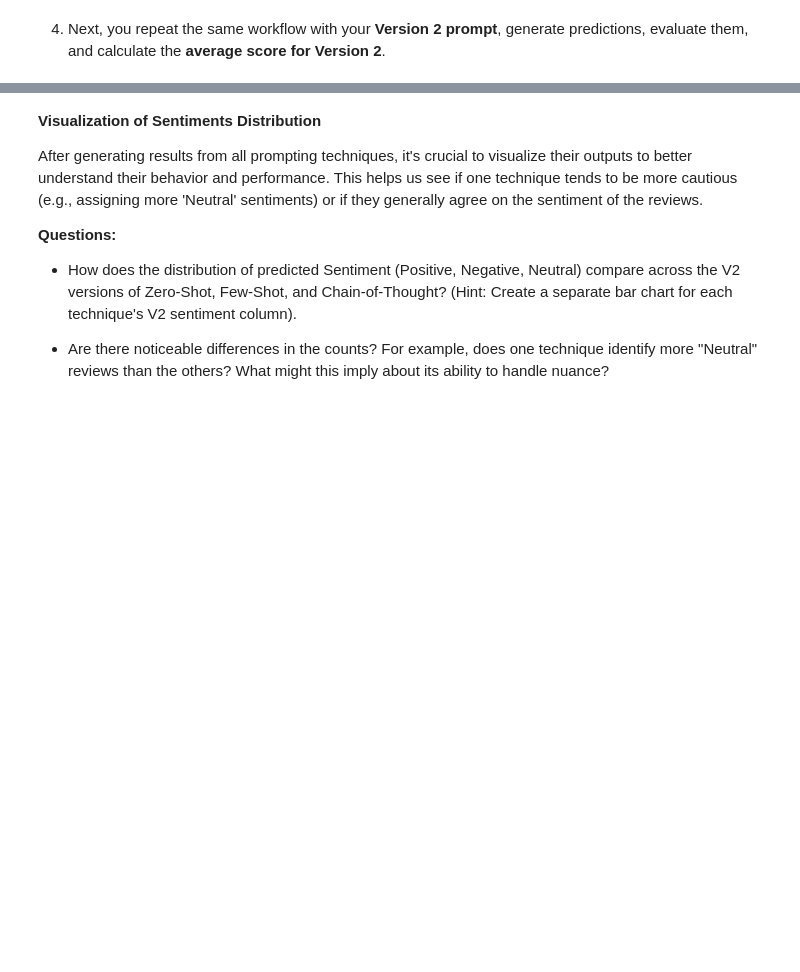
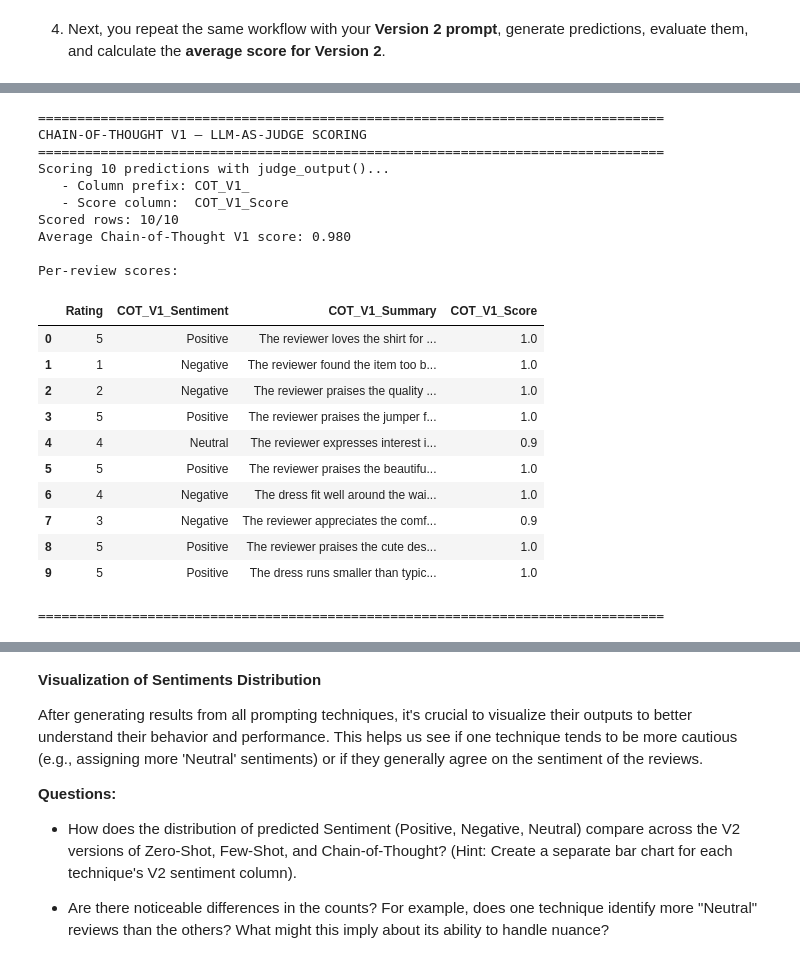
Before and after one commit to sys8dev/real-time-retail-feedback-intelligence, a Jupyter notebook: Real_Time_Retail_Feedback_Intelligence_Full_code.ipynb, the cells around one changed output, grey strips where cells are left out. Drawn from its saved outputs; the diff is of its cells as text; code cells hidden in the pictures; blank space fills up the shorter version.

```diff
--- a/Real_Time_Retail_Feedback_Intelligence_Full_code.ipynb
+++ b/Real_Time_Retail_Feedback_Intelligence_Full_code.ipynb
@@ -3115,0 +3770,34 @@ Per-review scores:
+# %%
+# ----------------------------------------------------------------------
+# Chain-of-Thought V1 — LLM-as-Judge scoring
+# Reuses score_structured_predictions() — same rubric as Zero-Shot / Few-Shot.
+# ----------------------------------------------------------------------
+
+df_cot_v1, cot_v1_avg_score = score_structured_predictions(
+    df_cot_v1,
+    COT_V1_PREFIX,
+    version_label="Chain-of-Thought V1",
+)
+# %% [output]
+================================================================================
+CHAIN-OF-THOUGHT V1 — LLM-AS-JUDGE SCORING
+================================================================================
+Scoring 10 predictions with judge_output()...
+   - Column prefix: COT_V1_
+   - Score column:  COT_V1_Score
+Scored rows: 10/10
+Average Chain-of-Thought V1 score: 0.980
+
+Per-review scores:
+|  | Rating | COT_V1_Sentiment | COT_V1_Summary | COT_V1_Score |
+| 0 | 5 | Positive | The reviewer loves the shirt for ... | 1.0 |
+| 1 | 1 | Negative | The reviewer found the item too b... | 1.0 |
+| 2 | 2 | Negative | The reviewer praises the quality ... | 1.0 |
+| 3 | 5 | Positive | The reviewer praises the jumper f... | 1.0 |
+| 4 | 4 | Neutral | The reviewer expresses interest i... | 0.9 |
+| 5 | 5 | Positive | The reviewer praises the beautifu... | 1.0 |
+| 6 | 4 | Negative | The dress fit well around the wai... | 1.0 |
+| 7 | 3 | Negative | The reviewer appreciates the comf... | 0.9 |
+| 8 | 5 | Positive | The reviewer praises the cute des... | 1.0 |
+| 9 | 5 | Positive | The dress runs smaller than typic... | 1.0 |
+================================================================================
```
Also changed, not shown: parts of 28 cells of this notebook.
